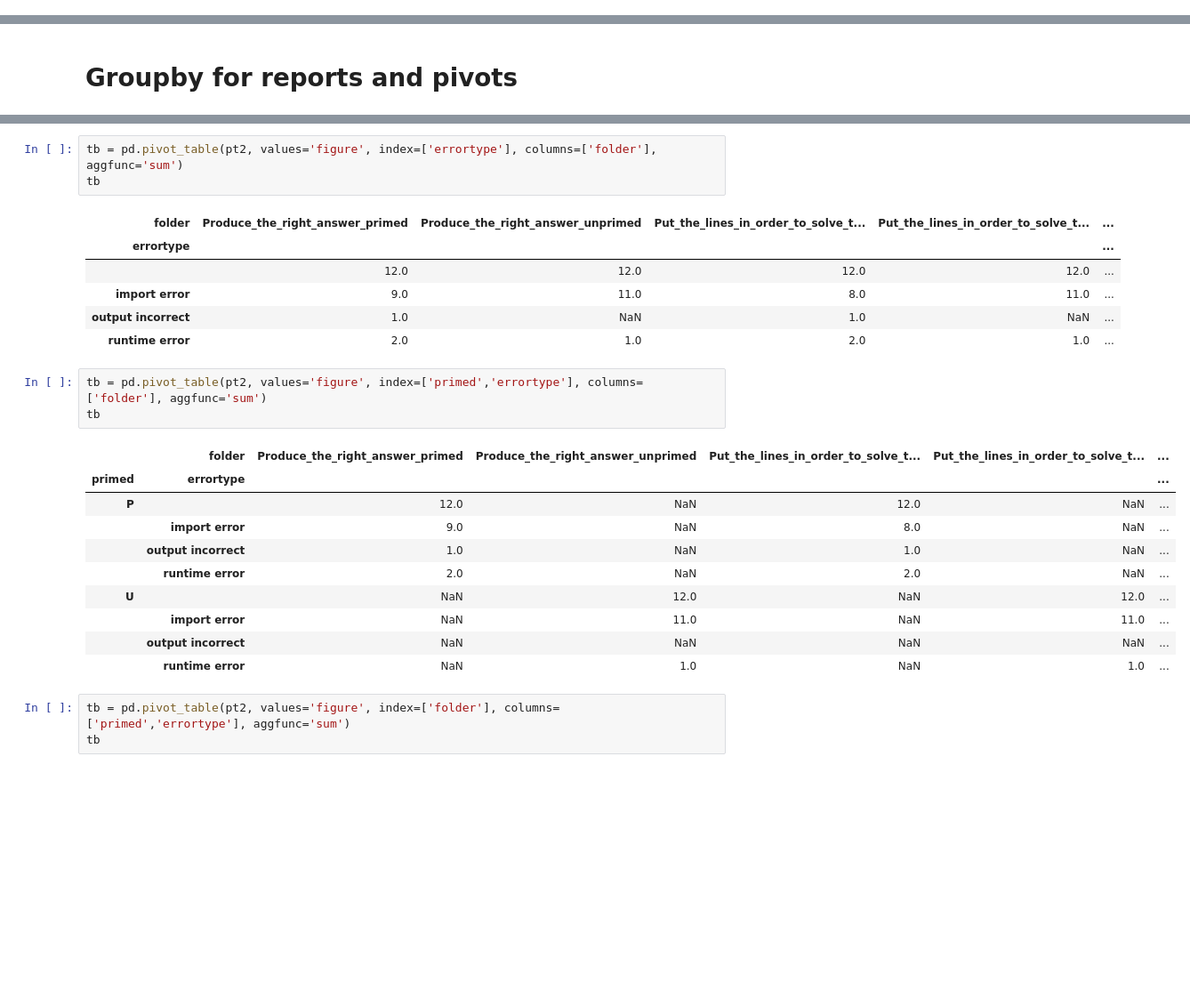
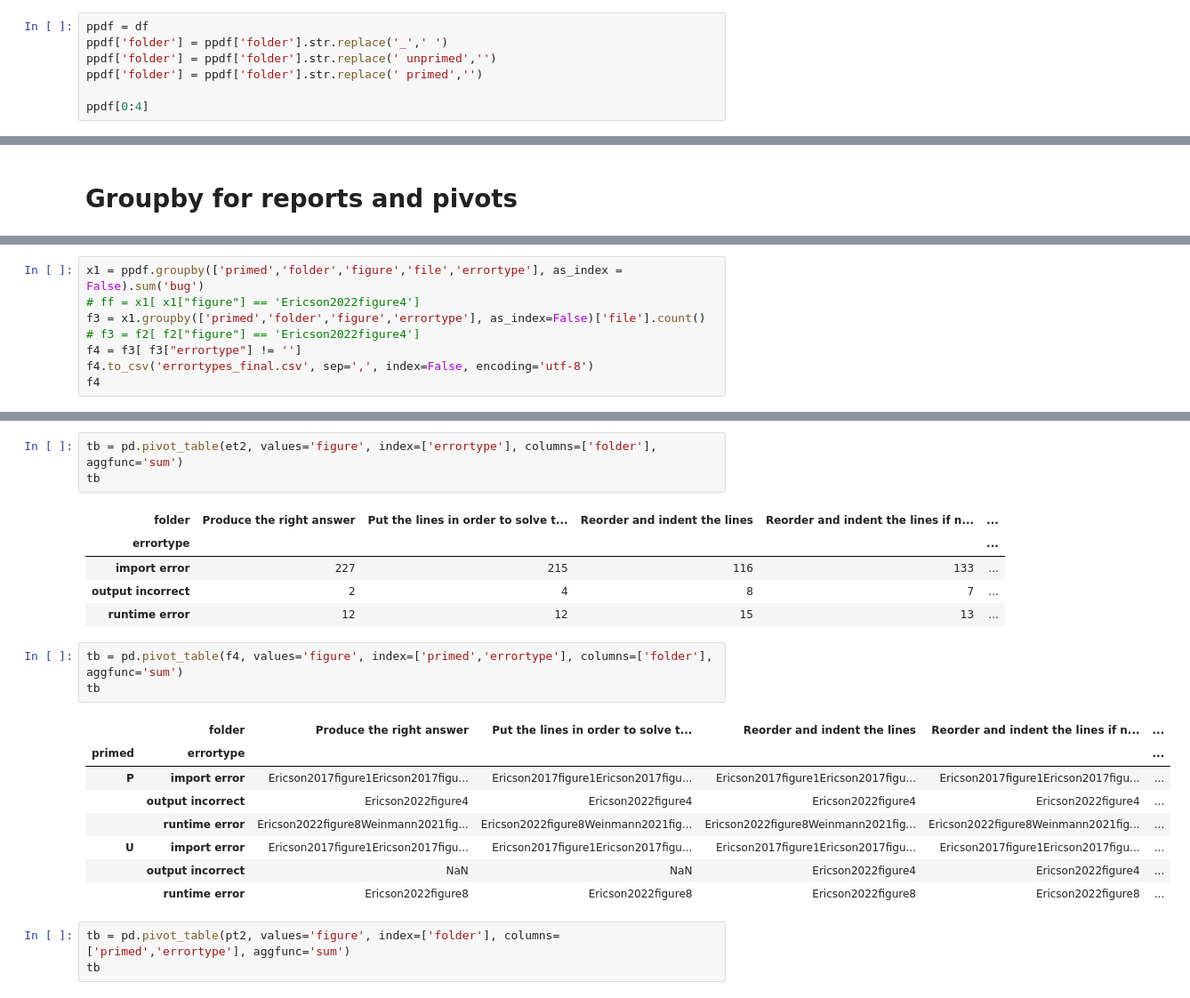
Before and after one commit to brentreeves/CODEXParsons, a Jupyter notebook: unit/reports.ipynb, the cells around one changed output, grey strips where cells are left out. Shown at 89% size. Saved outputs shown, nothing was run; the diff lists cells and outputs as text; blank space fills up the shorter version.

```diff
--- a/unit/reports.ipynb
+++ b/unit/reports.ipynb
@@ -134,0 +132,7 @@ bads
+# %%
+ppdf = df
+ppdf['folder'] = ppdf['folder'].str.replace('_',' ')
+ppdf['folder'] = ppdf['folder'].str.replace(' unprimed','')
+ppdf['folder'] = ppdf['folder'].str.replace(' primed','')
+
+ppdf[0:4]
@@ -225,0 +230,8 @@ f4
+# %%
+x1 = ppdf.groupby(['primed','folder','figure','file','errortype'], as_index = False).sum('bug')
+# ff = x1[ x1["figure"] == 'Ericson2022figure4']
+f3 = x1.groupby(['primed','folder','figure','errortype'], as_index=False)['file'].count()
+# f3 = f2[ f2["figure"] == 'Ericson2022figure4']
+f4 = f3[ f3["errortype"] != '']
+f4.to_csv('errortypes_final.csv', sep=',', index=False, encoding='utf-8')
+f4
@@ -226,27 +252,24 @@ f4
 # %%
-tb = pd.pivot_table(pt2, values='figure', index=['errortype'], columns=['folder'], aggfunc='sum')
+tb = pd.pivot_table(et2, values='figure', index=['errortype'], columns=['folder'], aggfunc='sum')
 tb
 # %% [output]
-| folder | Produce_the_right_answer_primed | Produce_the_right_answer_unprimed | Put_the_lines_in_order_to_solve_t... | Put_the_lines_in_order_to_solve_t... | ... |
+| folder | Produce the right answer | Put the lines in order to solve t... | Reorder and indent the lines | Reorder and indent the lines if n... | ... |
 | errortype |  |  |  |  | ... |
-|  | 12.0 | 12.0 | 12.0 | 12.0 | ... |
-| import error | 9.0 | 11.0 | 8.0 | 11.0 | ... |
-| output incorrect | 1.0 | NaN | 1.0 | NaN | ... |
-| runtime error | 2.0 | 1.0 | 2.0 | 1.0 | ... |
+| import error | 227 | 215 | 116 | 133 | ... |
+| output incorrect | 2 | 4 | 8 | 7 | ... |
+| runtime error | 12 | 12 | 15 | 13 | ... |
 # %%
-tb = pd.pivot_table(pt2, values='figure', index=['primed','errortype'], columns=['folder'], aggfunc='sum')
+tb = pd.pivot_table(f4, values='figure', index=['primed','errortype'], columns=['folder'], aggfunc='sum')
 tb
 # %% [output]
-|  | folder | Produce_the_right_answer_primed | Produce_the_right_answer_unprimed | Put_the_lines_in_order_to_solve_t... | Put_the_lines_in_order_to_solve_t... | ... |
+|  | folder | Produce the right answer | Put the lines in order to solve t... | Reorder and indent the lines | Reorder and indent the lines if n... | ... |
 | primed | errortype |  |  |  |  | ... |
-| P |  | 12.0 | NaN | 12.0 | NaN | ... |
-|  | import error | 9.0 | NaN | 8.0 | NaN | ... |
-|  | output incorrect | 1.0 | NaN | 1.0 | NaN | ... |
-|  | runtime error | 2.0 | NaN | 2.0 | NaN | ... |
-| U |  | NaN | 12.0 | NaN | 12.0 | ... |
-|  | import error | NaN | 11.0 | NaN | 11.0 | ... |
-|  | output incorrect | NaN | NaN | NaN | NaN | ... |
-|  | runtime error | NaN | 1.0 | NaN | 1.0 | ... |
+| P | import error | Ericson2017figure1Ericson2017figu... | Ericson2017figure1Ericson2017figu... | Ericson2017figure1Ericson2017figu... | Ericson2017figure1Ericson2017figu... | ... |
+|  | output incorrect | Ericson2022figure4 | Ericson2022figure4 | Ericson2022figure4 | Ericson2022figure4 | ... |
+|  | runtime error | Ericson2022figure8Weinmann2021fig... | Ericson2022figure8Weinmann2021fig... | Ericson2022figure8Weinmann2021fig... | Ericson2022figure8Weinmann2021fig... | ... |
+| U | import error | Ericson2017figure1Ericson2017figu... | Ericson2017figure1Ericson2017figu... | Ericson2017figure1Ericson2017figu... | Ericson2017figure1Ericson2017figu... | ... |
+|  | output incorrect | NaN | NaN | Ericson2022figure4 | Ericson2022figure4 | ... |
+|  | runtime error | Ericson2022figure8 | Ericson2022figure8 | Ericson2022figure8 | Ericson2022figure8 | ... |
 # %%
 tb = pd.pivot_table(pt2, values='figure', index=['folder'], columns=['primed','errortype'], aggfunc='sum')
 tb
```
Also changed, not shown: parts of 11 cells of this notebook, 4 other files.
